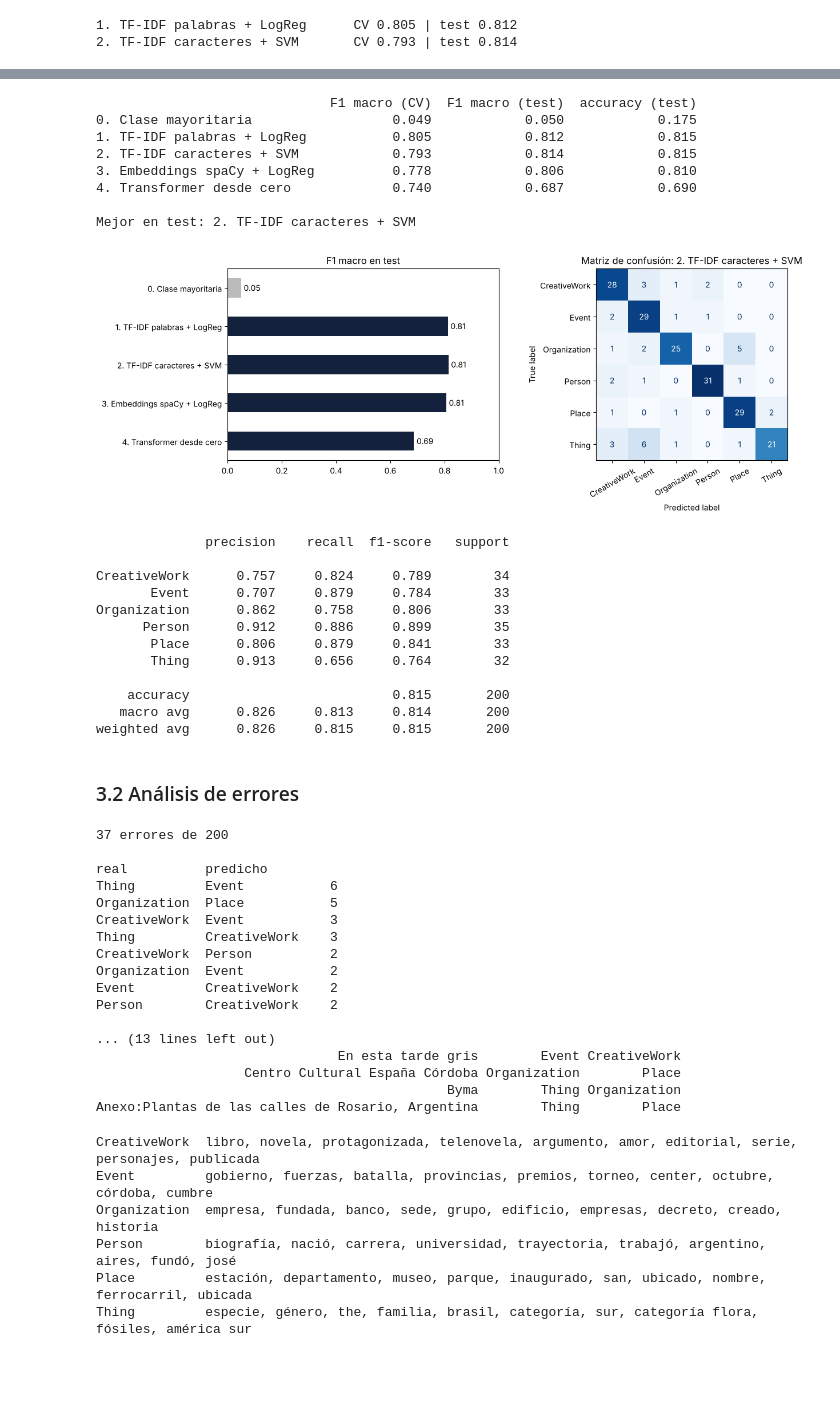
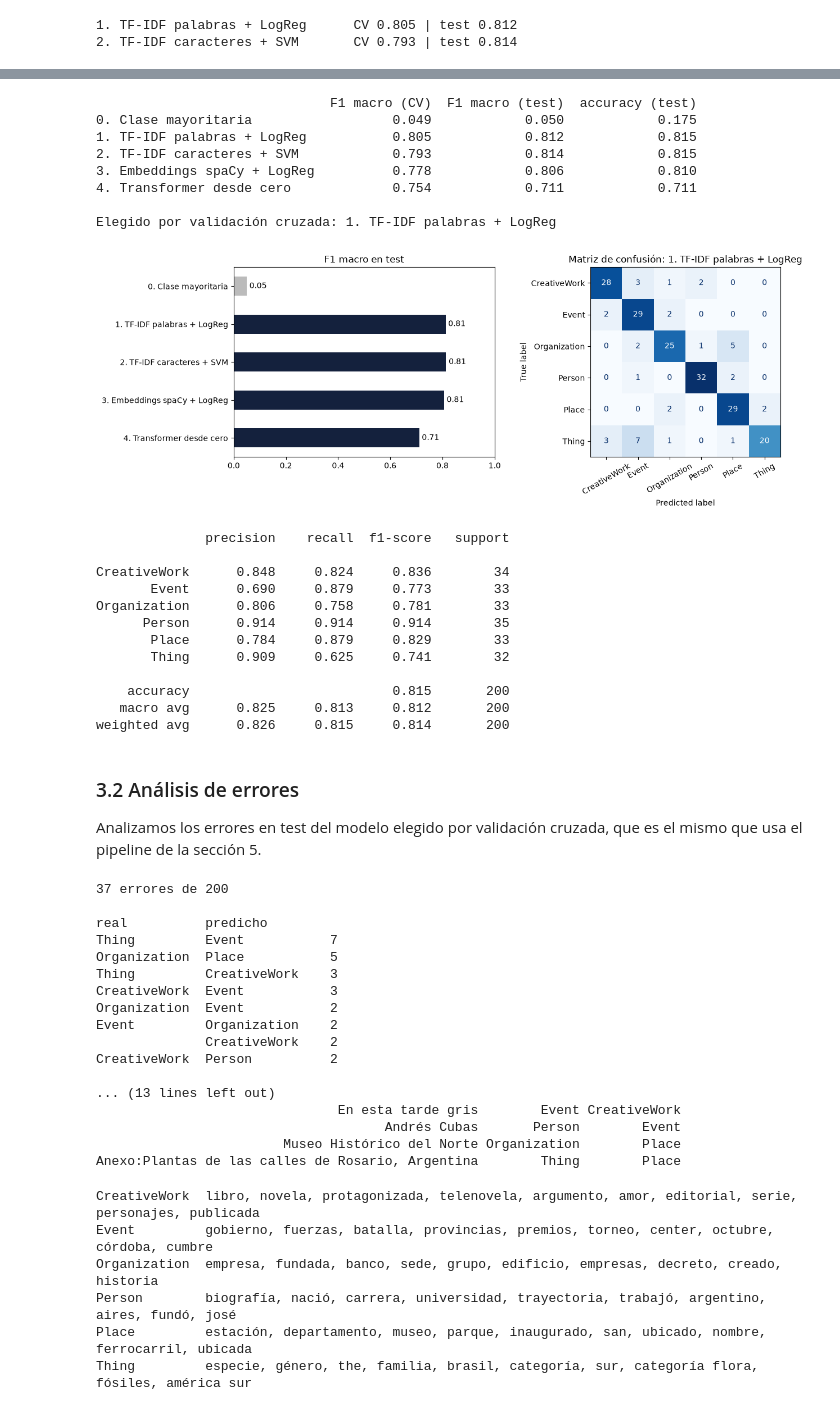
Before and after one commit to mirko-doljanica/infoarg, a Jupyter notebook: TP_InfoArg.ipynb, the cells around one changed output, grey strips where cells are left out. Cells and saved outputs as stored; diff of their text form; code cells hidden in the pictures; blank space fills up the shorter version.

```diff
--- a/TP_InfoArg.ipynb
+++ b/TP_InfoArg.ipynb
@@ -259,48 +276,55 @@ parámetros: 1,322,502
 # %%
-tabla_clf = pd.DataFrame(resultados).T.round(3)
-tabla_clf['accuracy (test)'] = [accuracy_score(y[idx_te], np.full(len(idx_te), np.bincount(y[idx_tr]).argmax()))] + \
-                               [accuracy_score(y[idx_te], preds_test[k]) for k in tabla_clf.index[1:]]
+tabla_clf = pd.DataFrame(resultados).T
+mayoritaria = np.full(len(idx_te), np.bincount(y[idx_tr]).argmax())
+acc = {'0. Clase mayoritaria': accuracy_score(y[idx_te], mayoritaria), '4. Transformer desde cero': acc_transformer,
+       **{k: accuracy_score(y[idx_te], p) for k, p in preds_test.items()}}
+tabla_clf['accuracy (test)'] = tabla_clf.index.map(acc)
+# Elegimos con la validación cruzada: el test queda solo para reportar el resultado final.
+# El Transformer no entra en la elección porque se evaluó con una validación simple, no con los mismos 5 folds.
+candidatos = ['1. TF-IDF palabras + LogReg', '2. TF-IDF caracteres + SVM', '3. Embeddings spaCy + LogReg']
+elegido = tabla_clf.loc[candidatos, 'F1 macro (CV)'].idxmax()
 tabla_clf = tabla_clf.round(3); tabla_clf.to_csv('resultados/clasificacion.csv')
 print(tabla_clf.to_string())
-mejor = tabla_clf.index[1:][tabla_clf['F1 macro (test)'].values[1:].argmax()]
-print('\nMejor en test:', mejor)
+print('\nElegido por validación cruzada:', elegido)
 # %% [output]
                               F1 macro (CV)  F1 macro (test)  accuracy (test)
 0. Clase mayoritaria                  0.049            0.050            0.175
 1. TF-IDF palabras + LogReg           0.805            0.812            0.815
 2. TF-IDF caracteres + SVM            0.793            0.814            0.815
 3. Embeddings spaCy + LogReg          0.778            0.806            0.810
-4. Transformer desde cero             0.740            0.687            0.690
+4. Transformer desde cero             0.754            0.711            0.711
 
-Mejor en test: 2. TF-IDF caracteres + SVM
+Elegido por validación cruzada: 1. TF-IDF palabras + LogReg
 # %%
 fig, ax = plt.subplots(1, 2, figsize=(13, 4.8))
 tabla_clf['F1 macro (test)'].plot.barh(ax=ax[0], color=['#BBBBBB'] + ['#14213D'] * (len(tabla_clf) - 1))
 ax[0].set_xlim(0, 1); ax[0].set_title('F1 macro en test'); ax[0].invert_yaxis()
 for i, v in enumerate(tabla_clf['F1 macro (test)']): ax[0].text(v + 0.01, i, f'{v:.2f}', va='center')
-ConfusionMatrixDisplay(confusion_matrix(y[idx_te], preds_test[mejor]), display_labels=CLASES).plot(ax=ax[1], cmap='Blues', colorbar=False, xticks_rotation=30)
-ax[1].set_title(f'Matriz de confusión: {mejor}')
+ConfusionMatrixDisplay(confusion_matrix(y[idx_te], preds_test[elegido]), display_labels=CLASES).plot(ax=ax[1], cmap='Blues', colorbar=False, xticks_rotation=30)
+ax[1].set_title(f'Matriz de confusión: {elegido}')
 plt.tight_layout(); plt.savefig('figuras/clasificacion.png', dpi=150); plt.show()
-print(classification_report(y[idx_te], preds_test[mejor], target_names=CLASES, digits=3))
+print(classification_report(y[idx_te], preds_test[elegido], target_names=CLASES, digits=3))
 # %% [output]
-[figure, old version]
+[figure, new version]
               precision    recall  f1-score   support
 
-CreativeWork      0.757     0.824     0.789        34
-       Event      0.707     0.879     0.784        33
-Organization      0.862     0.758     0.806        33
-      Person      0.912     0.886     0.899        35
-       Place      0.806     0.879     0.841        33
-       Thing      0.913     0.656     0.764        32
+CreativeWork      0.848     0.824     0.836        34
+       Event      0.690     0.879     0.773        33
+Organization      0.806     0.758     0.781        33
+      Person      0.914     0.914     0.914        35
+       Place      0.784     0.879     0.829        33
+       Thing      0.909     0.625     0.741        32
 
     accuracy                          0.815       200
-   macro avg      0.826     0.813     0.814       200
-weighted avg      0.826     0.815     0.815       200
+   macro avg      0.825     0.813     0.812       200
+weighted avg      0.826     0.815     0.814       200
 # %% [markdown]
 ### 3.2 Análisis de errores
+
+Analizamos los errores en test del modelo elegido por validación cruzada, que es el mismo que usa el pipeline de la sección 5.
 # %%
 err = pd.DataFrame({'titulo': df.titulo.values[idx_te], 'real': [CLASES[i] for i in y[idx_te]],
-                    'predicho': [CLASES[i] for i in preds_test[mejor]]})
+                    'predicho': [CLASES[i] for i in preds_test[elegido]]})
 err = err[err.real != err.predicho]
 print(f'{len(err)} errores de {len(idx_te)}\n')
 print(err.groupby(['real', 'predicho']).size().sort_values(ascending=False).head(8).to_string())
@@ -309,19 +333,19 @@ print('\nEjemplos:'); print(err.sample(min(15, len(err)), random_state=SEED).to_
 37 errores de 200
 
 real          predicho
-Thing         Event           6
+Thing         Event           7
 Organization  Place           5
+Thing         CreativeWork    3
 CreativeWork  Event           3
-Thing         CreativeWork    3
+Organization  Event           2
+Event         Organization    2
+              CreativeWork    2
 CreativeWork  Person          2
-Organization  Event           2
-Event         CreativeWork    2
-Person        CreativeWork    2
 
 ... (13 lines left out)
                                En esta tarde gris        Event CreativeWork
-                   Centro Cultural España Córdoba Organization        Place
-                                             Byma        Thing Organization
+                                     Andrés Cubas       Person        Event
+                        Museo Histórico del Norte Organization        Place
 Anexo:Plantas de las calles de Rosario, Argentina        Thing        Place
 # %%
 # ¿Qué palabras usa el modelo lineal para decidir? (coeficientes más altos por clase)
```
Also changed, not shown: parts of 8 cells of this notebook, 3 other files.
